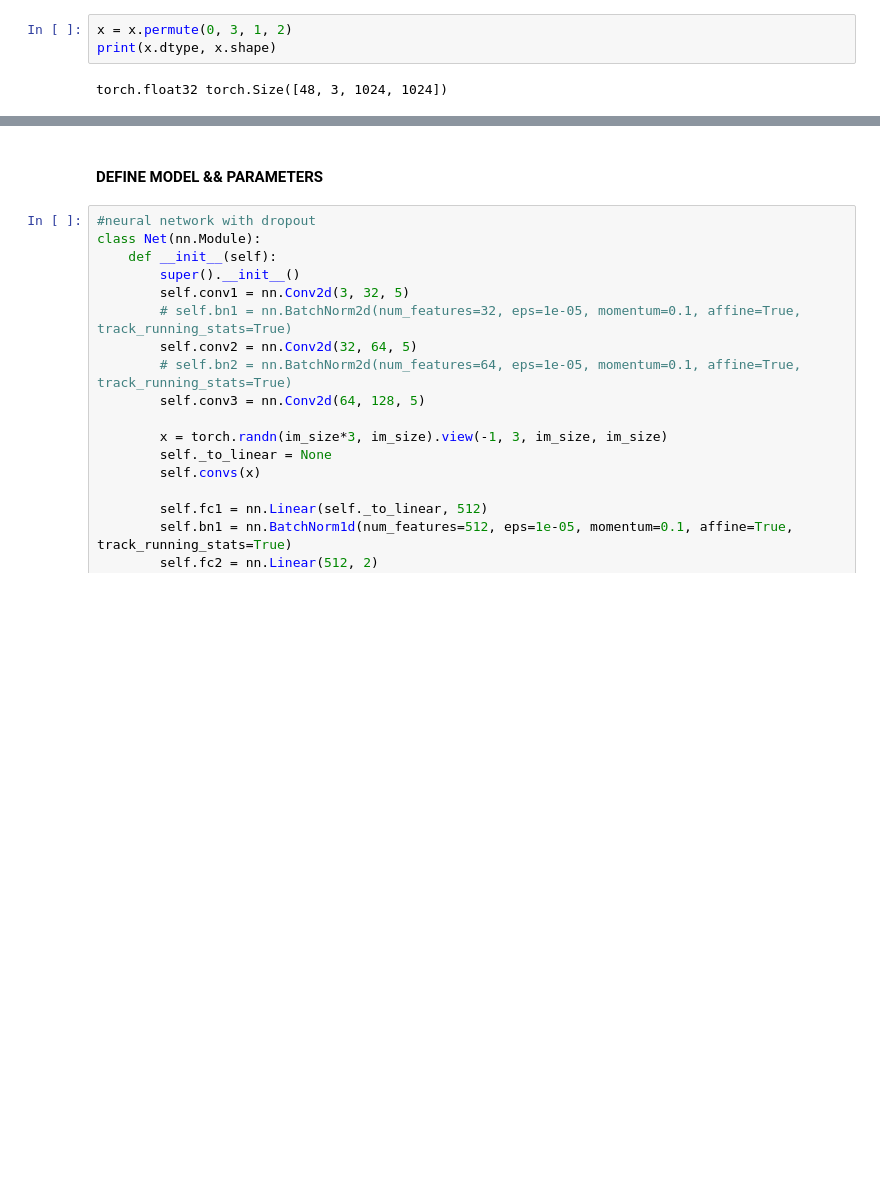
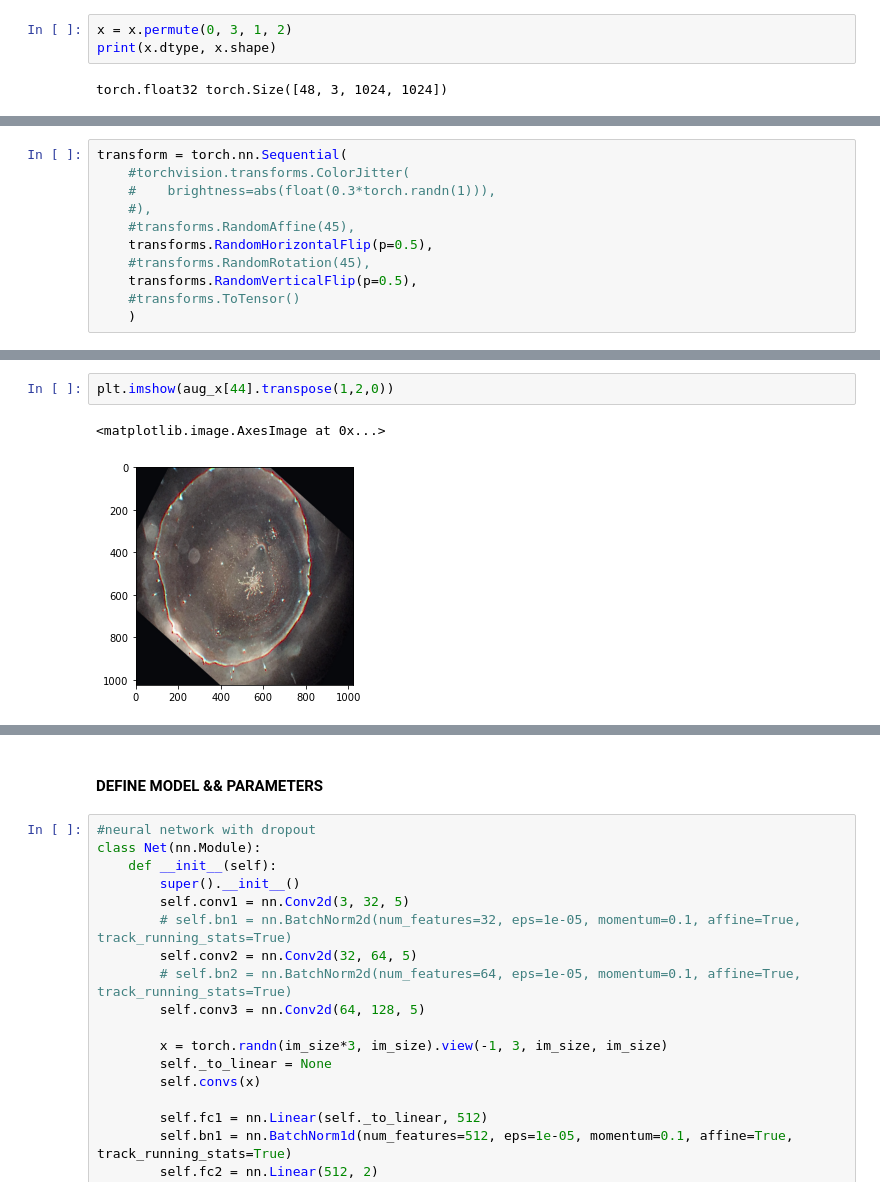
Before and after one commit to yusuftengriverdi/experiments_with_pytorch, a Jupyter notebook: Untitled.ipynb, the cells around one changed output, grey strips where cells are left out. Drawn from its saved outputs; the diff is of its cells as text; blank space fills up the shorter version.

```diff
--- a/Untitled.ipynb
+++ b/Untitled.ipynb
@@ -102,0 +108,11 @@ torch.float32 torch.Size([48, 3, 1024, 1024])
+# %%
+transform = torch.nn.Sequential(
+    #torchvision.transforms.ColorJitter(
+    #    brightness=abs(float(0.3*torch.randn(1))),
+    #),
+    #transforms.RandomAffine(45),
+    transforms.RandomHorizontalFlip(p=0.5),
+    #transforms.RandomRotation(45),
+    transforms.RandomVerticalFlip(p=0.5),
+    #transforms.ToTensor()
+    )
@@ -102,0 +144,5 @@ torch.float32 torch.Size([48, 3, 1024, 1024])
+# %%
+plt.imshow(aug_x[44].transpose(1,2,0))
+# %% [output]
+<matplotlib.image.AxesImage at 0x...>
+[figure, added]
```
Also changed, not shown: parts of 9 cells of this notebook.
